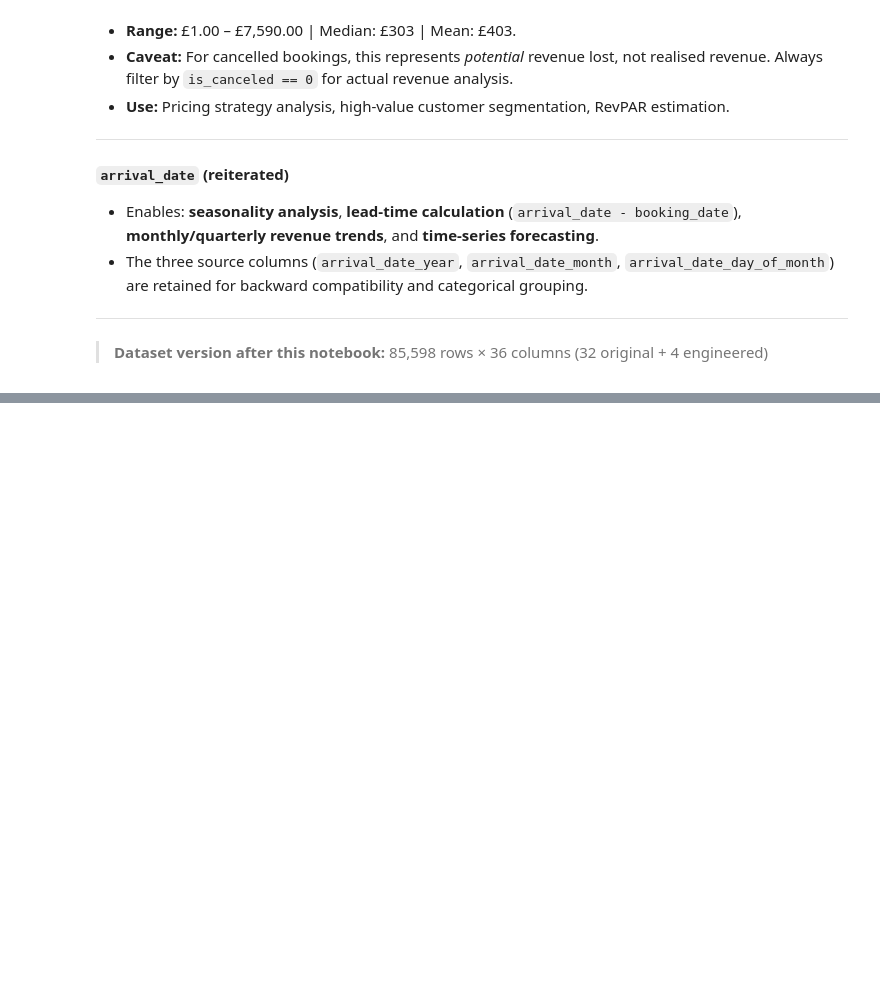
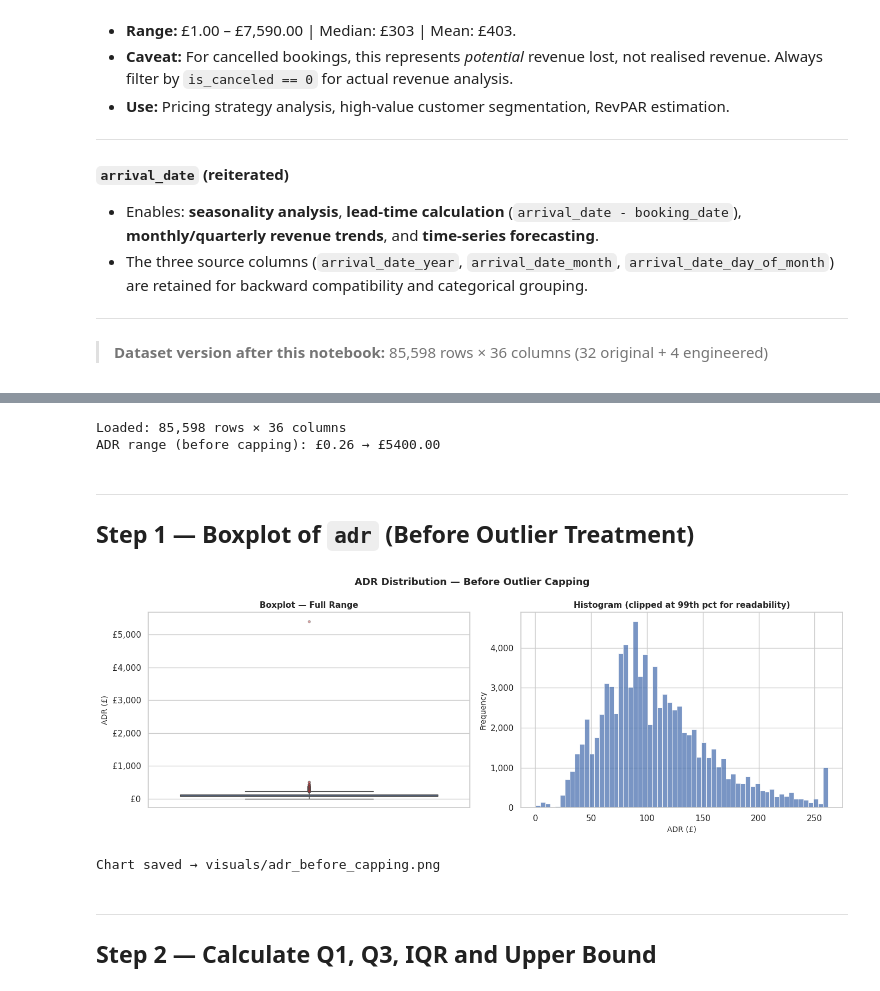
Before and after one commit to Sneha140202/hotel-booking-analysis, a Jupyter notebook: notebooks/02_data_cleaning.ipynb, the cells around one changed output, grey strips where cells are left out. Drawn from its saved outputs; the diff is of its cells as text; code cells hidden in the pictures; blank space fills up the shorter version.

Commit message:
data-clean: detected ADR outliers using IQR method

```diff
--- a/notebooks/02_data_cleaning.ipynb
+++ b/notebooks/02_data_cleaning.ipynb
@@ -618,0 +626,53 @@ revenue_per_booking = adr × total_nights
+# %%
+import pandas as pd
+import numpy as np
+import matplotlib.pyplot as plt
+import matplotlib.ticker as mtick
+import seaborn as sns
+
+sns.set_theme(style="whitegrid", palette="muted")
+
+df = pd.read_csv("../data/cleaned/hotel_bookings_cleaned.csv",
+                 parse_dates=["reservation_status_date", "arrival_date"])
+print(f"Loaded: {df.shape[0]:,} rows × {df.shape[1]} columns")
+print(f"ADR range (before capping): £{df['adr'].min():.2f} → £{df['adr'].max():.2f}")
+# %% [output]
+Loaded: 85,598 rows × 36 columns
+ADR range (before capping): £0.26 → £5400.00
+# %% [markdown]
+---
+## Step 1 — Boxplot of `adr` (Before Outlier Treatment)
+# %%
+fig, axes = plt.subplots(1, 2, figsize=(14, 5))
+fig.suptitle("ADR Distribution — Before Outlier Capping",
+             fontsize=13, fontweight="bold")
+
+# Boxplot
+sns.boxplot(y=df["adr"], ax=axes[0], color="#4C72B0",
+            flierprops=dict(marker="o", markersize=3,
+                            markerfacecolor="#d62728", alpha=0.4))
+axes[0].set_title("Boxplot — Full Range", fontsize=11, fontweight="bold")
+axes[0].set_ylabel("ADR (£)", fontsize=10)
+axes[0].yaxis.set_major_formatter(mtick.FuncFormatter(lambda x, _: f"£{x:,.0f}"))
+
+# Histogram (clipped at 99th pct for readability)
+p99 = df["adr"].quantile(0.99)
+sns.histplot(df["adr"].clip(upper=p99), bins=60, ax=axes[1],
+             color="#4C72B0", edgecolor="white")
+axes[1].set_title("Histogram (clipped at 99th pct for readability)",
+                  fontsize=11, fontweight="bold")
+axes[1].set_xlabel("ADR (£)", fontsize=10)
+axes[1].set_ylabel("Frequency", fontsize=10)
+axes[1].yaxis.set_major_formatter(mtick.FuncFormatter(lambda x, _: f"{int(x):,}"))
+
+plt.tight_layout()
+plt.savefig("../visuals/adr_before_capping.png",
+            dpi=150, bbox_inches="tight", facecolor="white")
+plt.show()
+print("Chart saved → visuals/adr_before_capping.png")
+# %% [output]
+[figure, added]
+Chart saved → visuals/adr_before_capping.png
+# %% [markdown]
+---
+## Step 2 — Calculate Q1, Q3, IQR and Upper Bound
```
Also changed, not shown: parts of 13 cells of this notebook, 1 other file.
